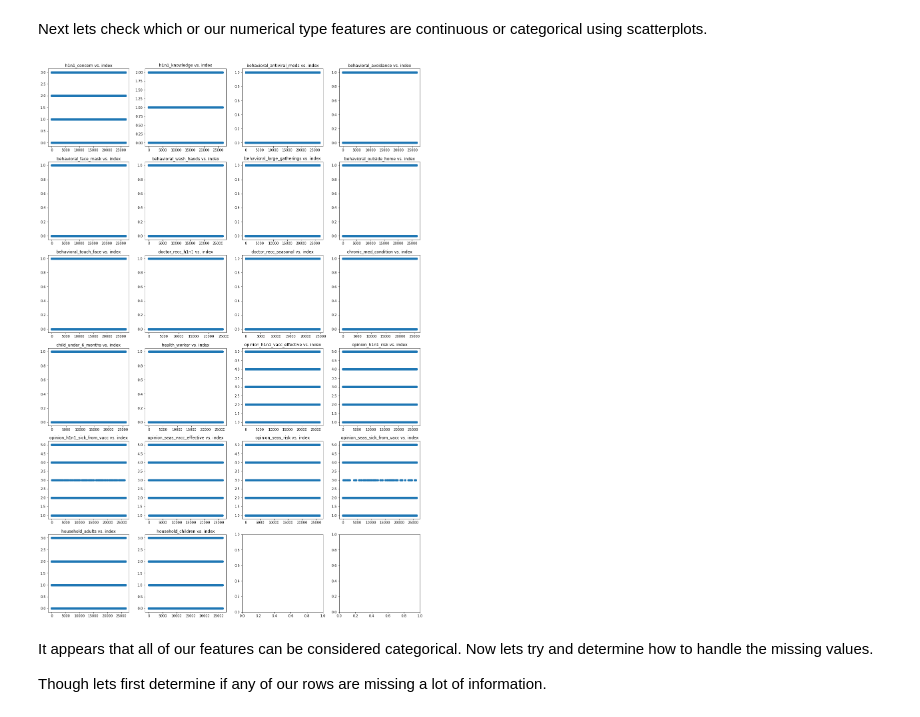
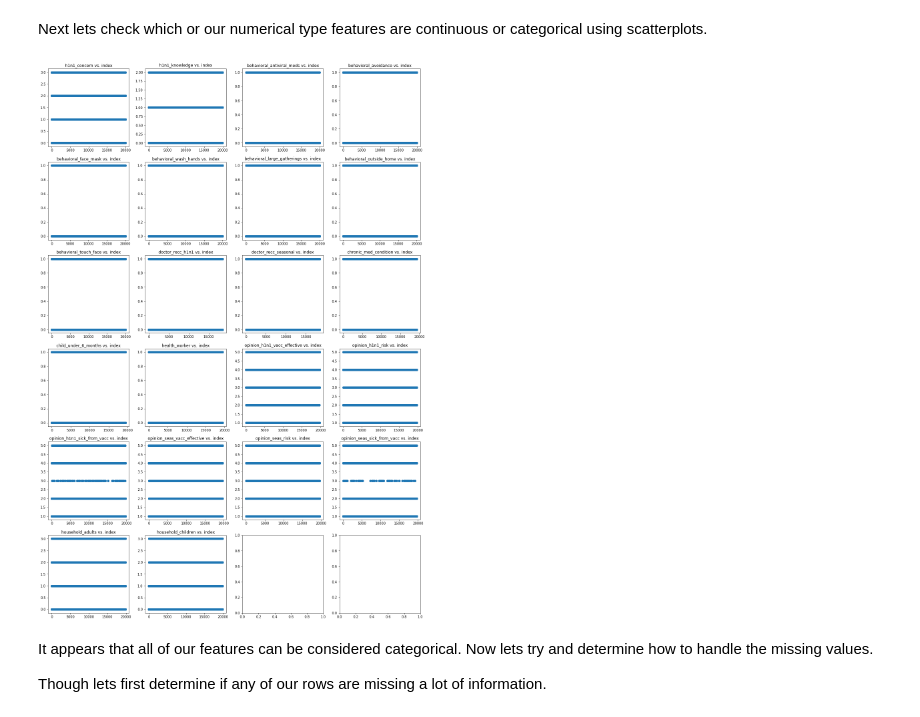
Before and after one commit to cschneck7/phase_3_project, a Jupyter notebook: H1N1 Vaccine Classification Notebook.ipynb, the cells around one changed output. Cells and saved outputs as stored; diff of their text form; code cells hidden in the pictures.

```diff
--- a/H1N1 Vaccine Classification Notebook.ipynb
+++ b/H1N1 Vaccine Classification Notebook.ipynb
@@ -25,3 +28,5 @@ y = y.h1n1_vaccine
+# %%
+X_train, X_test, y_train, y_test = train_test_split(X, y, test_size=.25, random_state=42)
 # %% [markdown]
 ### Feature Analysis
 # %%
@@ -91,7 +96,7 @@ The majority of our features contain missing values that will need to be handled
 The feature `respondent_id` will also be dropped as it has no use in our model.
 # %%
 # Drops columns containing many missing entries
-X_mod = X.drop(columns = ['respondent_id',
+X_train_mod = X_train.drop(columns = ['respondent_id',
                       'health_insurance',
                       'employment_industry',
                       'employment_occupation'],
@@ -99,7 +104,8 @@ X_mod = X.drop(columns = ['respondent_id',
 # %% [markdown]
 Next lets check which or our numerical type features are continuous or categorical using scatterplots.
 # %%
-X_num = X_mod.select_dtypes(include=['int64', 'float64'])
+# Grabs numberical columns from training set
+X_train_num = X_train_mod.select_dtypes(include=['int64', 'float64']).copy()
 
 def scatter_plots(X, n_cols, y='index'):
     '''
@@ -130,9 +136,9 @@ def scatter_plots(X, n_cols, y='index'):
             axes[i//n_cols, i%n_cols].scatter(temp_df.iloc[:,1], temp_df.iloc[:,0]);
             axes[i//n_cols, i%n_cols].set_title(f'{col} vs. {y.name}');
 # %%
-scatter_plots(X_num, 4)
+scatter_plots(X_train_num, 4)
 # %% [output]
-[figure, old version]
+[figure, new version]
 # %% [markdown]
 It appears that all of our features can be considered categorical. Now lets try and determine how to handle the missing values.
 
```
Also changed, not shown: parts of 43 cells of this notebook.
